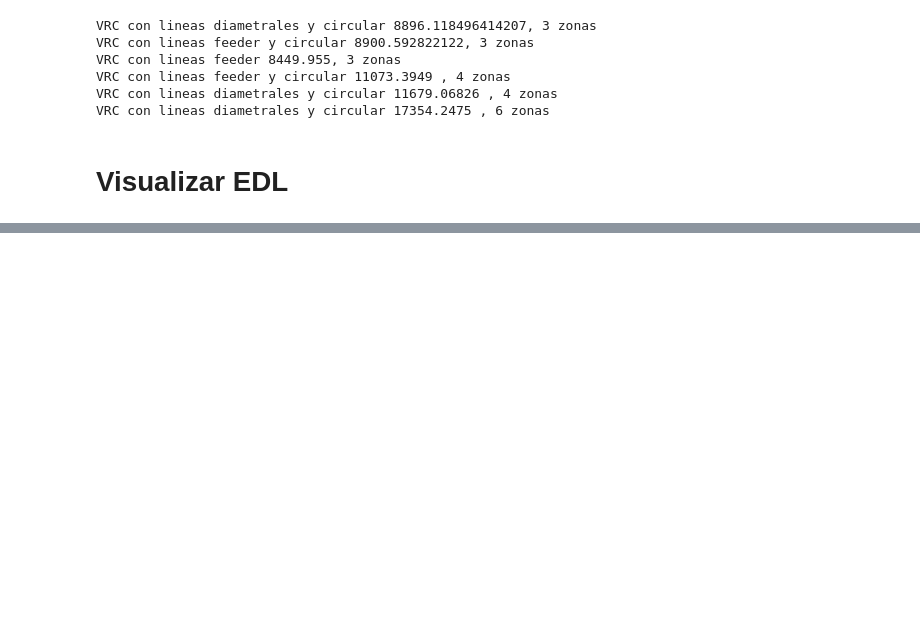
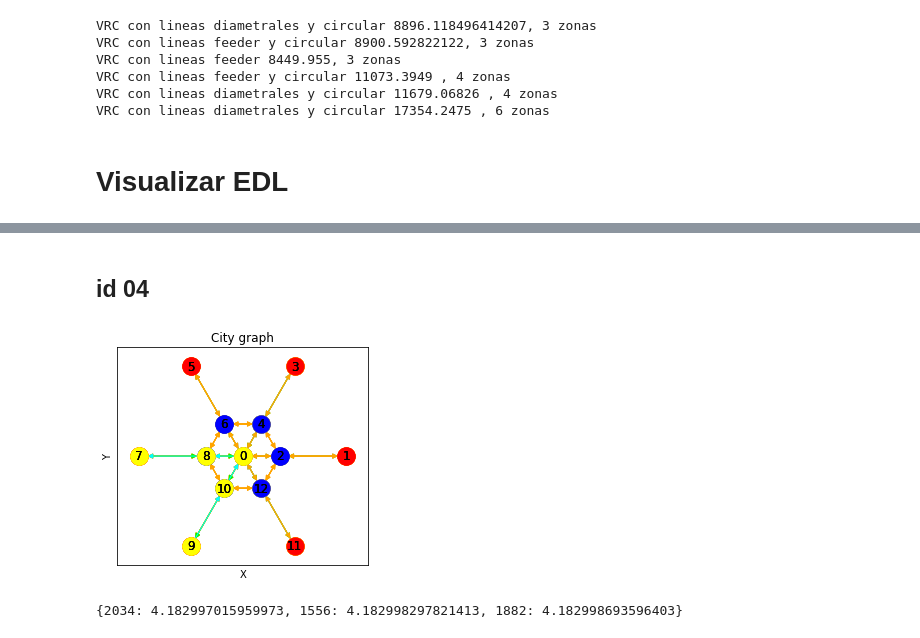
Before and after one commit to valeegomex/Genetic-algorithm-parametric-city, a Jupyter notebook: Resultados_estrategicos.ipynb, the cells around one changed output, grey strips where cells are left out. Cells and saved outputs as stored; diff of their text form; code cells hidden in the pictures; blank space fills up the shorter version.

Commit message:
visualizaciones

```diff
--- a/Resultados_estrategicos.ipynb
+++ b/Resultados_estrategicos.ipynb
@@ -102,6 +100,0 @@ tmode=  TransportMode(name='bus', bya=0, co=8.61 , c1=0.15, c2=0, v=20, t=2.5, f
-# %%
-def graficar(edl, prefijo):
-    ind = Individuo(edl)
-    ind.build_network(6, L=10, g=1.8, P=1, custom_tmode=tmode, bd=bd)
-    for route in ind.network_sidermit.get_routes():
-        ind.network_sidermit.plot(f'sidermit{n_zonas}zonasLinea{route.id}{prefijo}.png', list_routes=[route.id])
@@ -142,0 +104,6 @@ graficar(g14, 'g14')
+# %%
+def graficar(edl, prefijo):
+    ind = Individuo(edl)
+    ind.build_network(6, L=10, g=1.8, P=1, custom_tmode=tmode, bd=bd)
+    for route in ind.network_sidermit.get_routes():
+        ind.network_sidermit.plot(f'registros_spam/Imagenes/sidermit{n_zonas}zonasLinea{route.id}{prefijo}.png', list_routes=[route.id])
@@ -142,0 +116,2 @@ graficar(g14, 'g14')
+# %% [markdown]
+## id 04
@@ -142,0 +124,9 @@ graficar(g14, 'g14')
+# %%
+g1 = [2034, 1556, 1882]
+graficar(g1, 'id04o')
+# %% [output]
+[figure, added]
+# %%
+calcular_frecuencias(g1, evaluador)
+# %% [output]
+{2034: 4.182997015959973, 1556: 4.182998297821413, 1882: 4.182998693596403}
```
Also changed, not shown: parts of 39 cells of this notebook, 5 other files.
